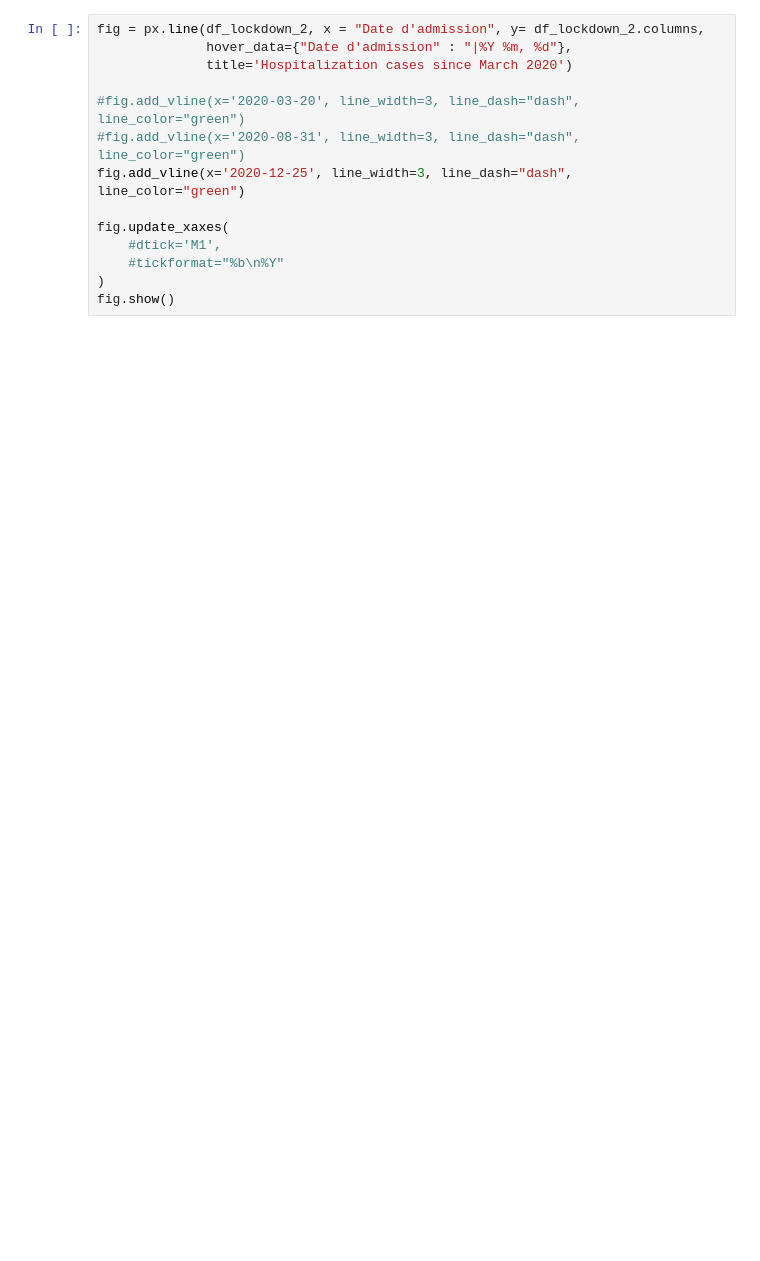
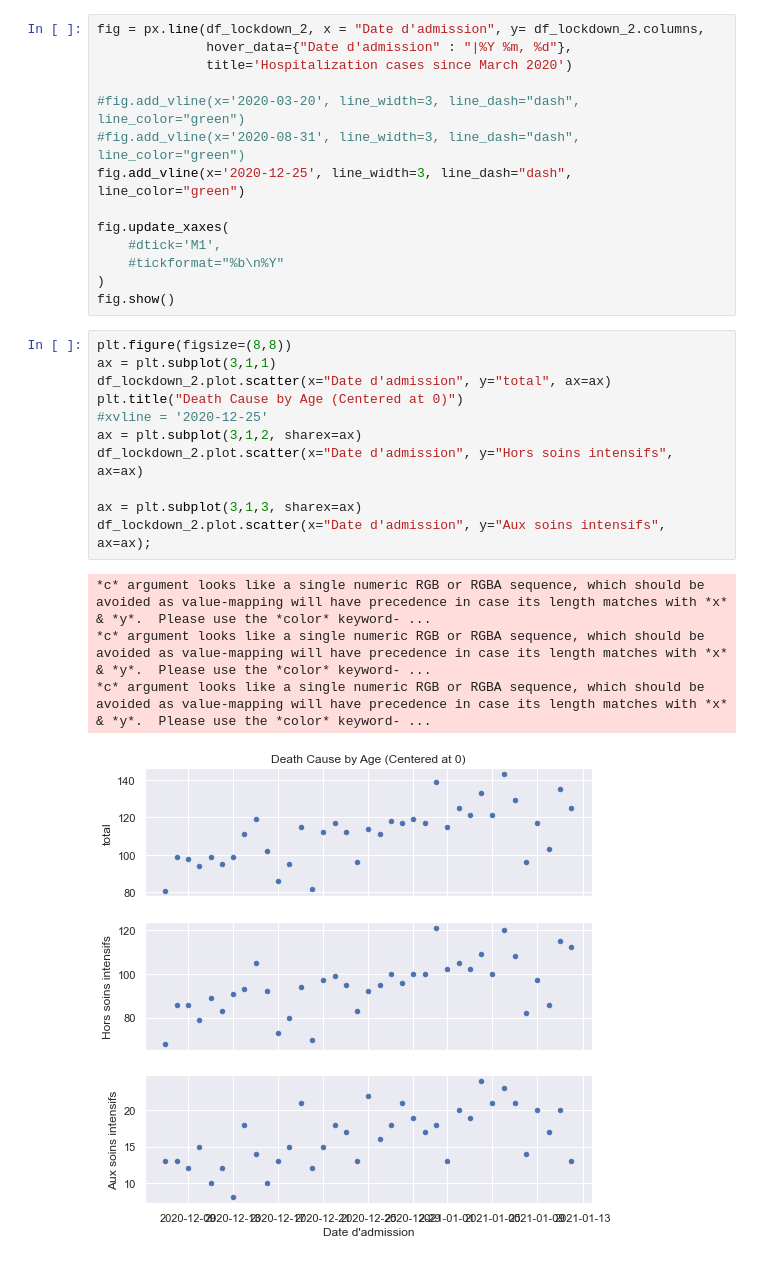
Before and after one commit to yuriemond/covid-rdd, a Jupyter notebook: notebook/yuri.ipynb, the cells around one changed output. Drawn from its saved outputs; the diff is of its cells as text; blank space fills up the shorter version.

```diff
--- a/notebook/yuri.ipynb
+++ b/notebook/yuri.ipynb
@@ -88,3 +95,19 @@ fig.update_xaxes(
     #tickformat="%b\n%Y"
 )
 fig.show()
+# %%
+plt.figure(figsize=(8,8))
+ax = plt.subplot(3,1,1)
+df_lockdown_2.plot.scatter(x="Date d'admission", y="total", ax=ax)
+plt.title("Death Cause by Age (Centered at 0)")
+#xvline = '2020-12-25'
+ax = plt.subplot(3,1,2, sharex=ax)
+df_lockdown_2.plot.scatter(x="Date d'admission", y="Hors soins intensifs", ax=ax)
+
+ax = plt.subplot(3,1,3, sharex=ax)
+df_lockdown_2.plot.scatter(x="Date d'admission", y="Aux soins intensifs", ax=ax);
+# %% [output]
+*c* argument looks like a single numeric RGB or RGBA sequence, which should be avoided as value-mapping will have precedence in case its length matches with *x* & *y*.  Please use the *color* keyword- ...
+*c* argument looks like a single numeric RGB or RGBA sequence, which should be avoided as value-mapping will have precedence in case its length matches with *x* & *y*.  Please use the *color* keyword- ...
+*c* argument looks like a single numeric RGB or RGBA sequence, which should be avoided as value-mapping will have precedence in case its length matches with *x* & *y*.  Please use the *color* keyword- ...
+[figure, added]
```
Also changed, not shown: parts of 6 cells of this notebook.
